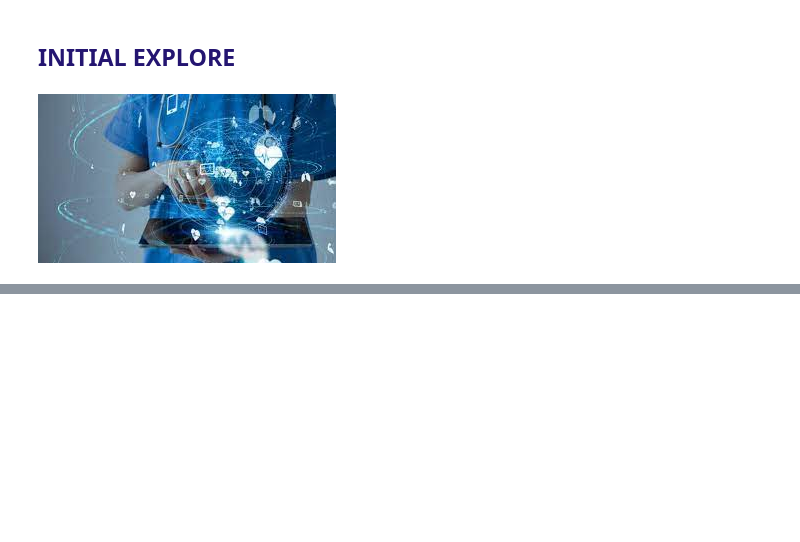
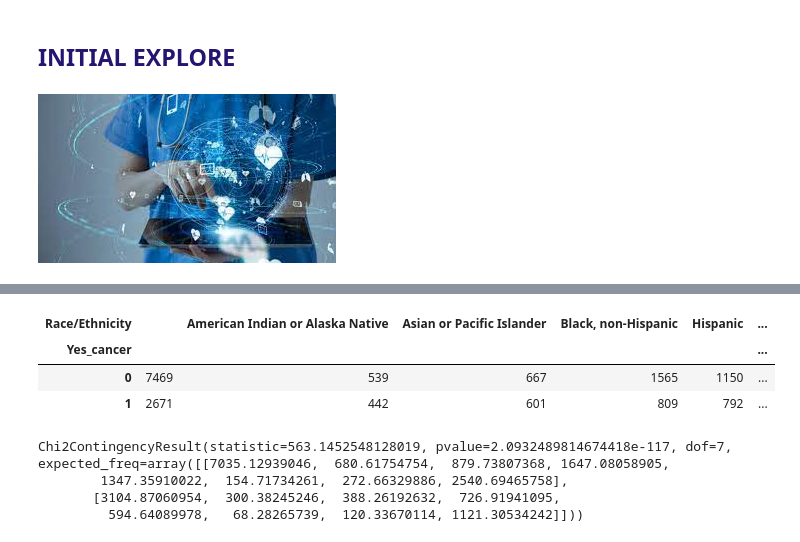
Before and after one commit to annie-carter/DHHS_chronic_disease_indicators, a Jupyter notebook: explore_dhhs_cdi.ipynb, the cells around one changed output, grey strips where cells are left out. Cells and saved outputs as stored; diff of their text form; code cells hidden in the pictures; blank space fills up the shorter version.

Commit message:
added US map, stat test

```diff
--- a/explore_dhhs_cdi.ipynb
+++ b/explore_dhhs_cdi.ipynb
@@ -586,3 +632,16 @@ plt.show()
 
  https://www.nih.gov/news-events/news-releases/annual-report-nation-overall-cancer-mortality-continues-decline
 https://www.cancer.org/research/acs-research-news/facts-and-figures-2019.html
+# %%
+def split_sample(df):
+    ''' The below functions were created in regression excercises and will be aggregated to make a master clean_data function for final
+        report
+    '''
+    train_validate, sample_test = train_test_split(df_sample, test_size=0.2, random_state=42)
+    sample_train, sample_validate = train_test_split(train_validate, test_size=0.25, random_state=42)
+    print(f'Train shape: {sample_train.shape}')
+    print(f'Validate shape: {sample_validate.shape}')
+    print(f'Test shape: {sample_test.shape}')
+    return sample_train, sample_validate, sample_test
+# %%
+sample_train, sample_validate, sample_test = split_sample(df_sample)
@@ -588,0 +733,16 @@ https://www.cancer.org/research/acs-research-news/facts-and-figures-2019.html
+# %%
+alpha = 0.05
+race_observed = pd.crosstab(sample_train['Yes_cancer'], sample_train['Race/Ethnicity'])
+race_observed
+# %% [output]
+| Race/Ethnicity |  | American Indian or Alaska Native | Asian or Pacific Islander | Black, non-Hispanic | Hispanic | ... |
+| Yes_cancer |  |  |  |  |  | ... |
+| 0 | 7469 | 539 | 667 | 1565 | 1150 | ... |
+| 1 | 2671 | 442 | 601 | 809 | 792 | ... |
+# %%
+stats.chi2_contingency(race_observed)
+# %% [output]
+Chi2ContingencyResult(statistic=563.1452548128019, pvalue=2.0932489814674418e-117, dof=7, expected_freq=array([[7035.12939046,  680.61754754,  879.73807368, 1647.08058905,
+        1347.35910022,  154.71734261,  272.66329886, 2540.69465758],
+       [3104.87060954,  300.38245246,  388.26192632,  726.91941095,
+         594.64089978,   68.28265739,  120.33670114, 1121.30534242]]))
```
Also changed, not shown: parts of 51 cells of this notebook.
